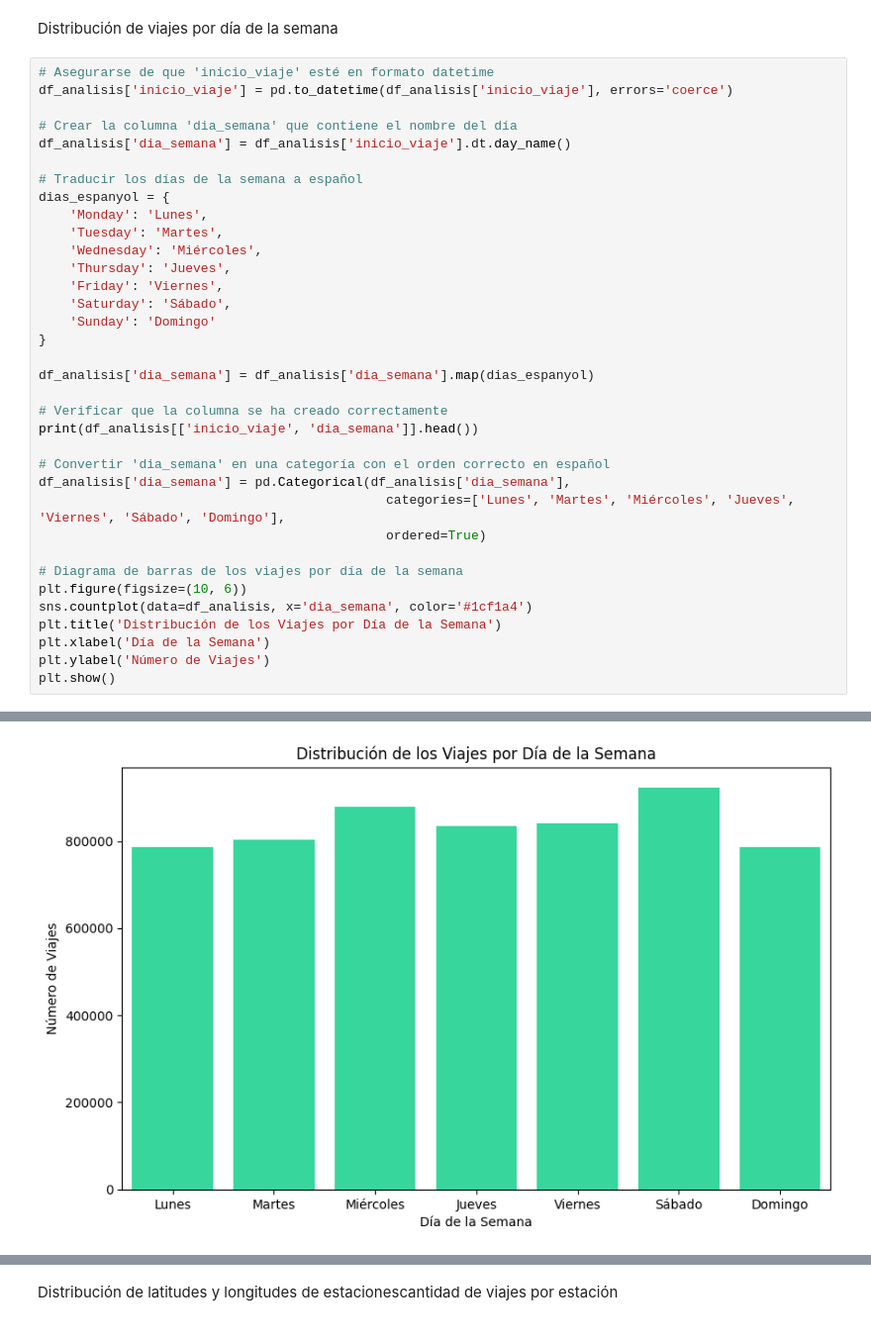
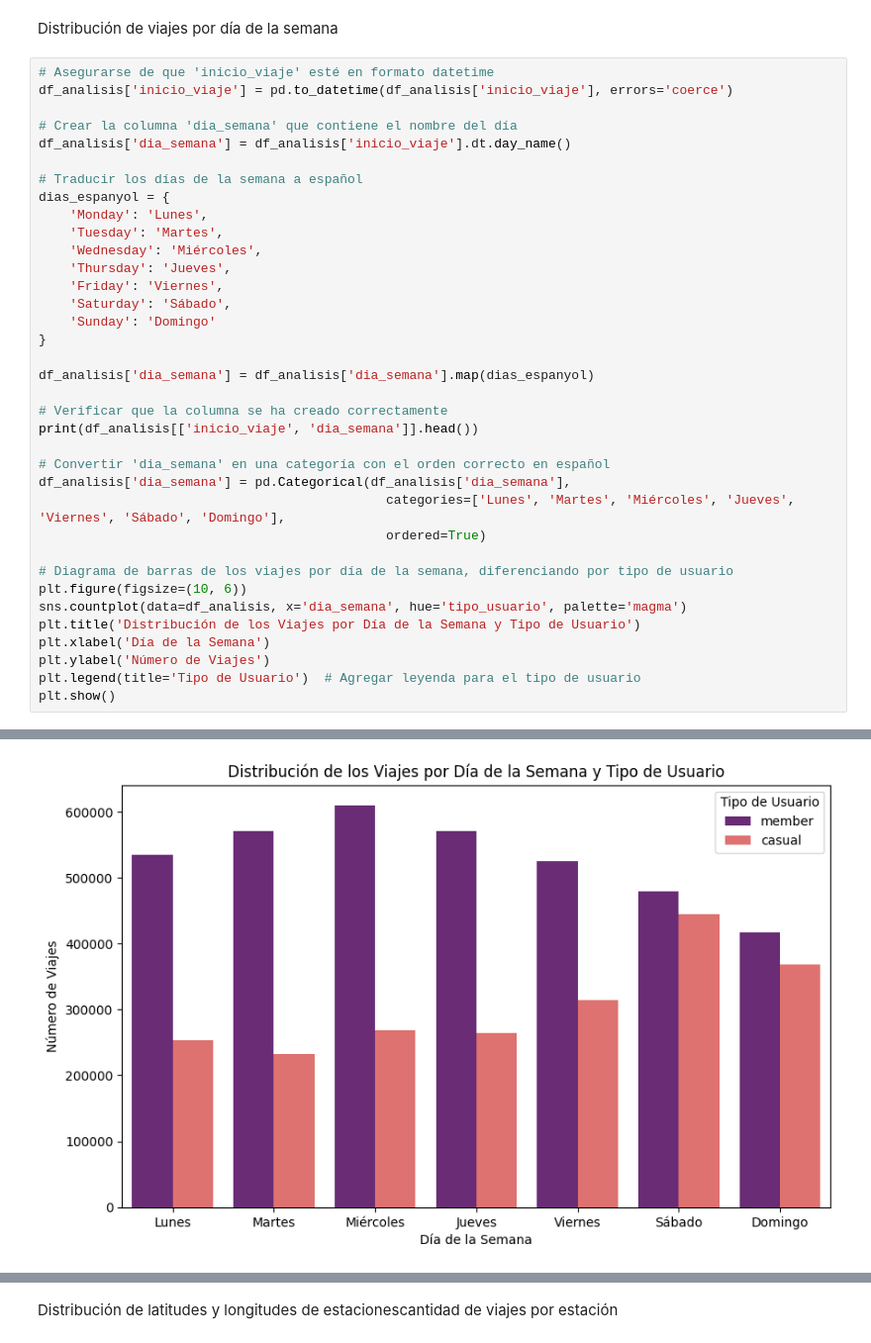
Before and after one commit to VivianaEVV/Caso-pr-ctico-Curso-An-lisis-de-Datos-de-Google-Specialization, a Jupyter notebook: Caso_Practico_Cyclistic.ipynb, the cells around one changed output, grey strips where cells are left out. Shown: that part at 99% size. Saved outputs shown, nothing was run; the diff lists cells and outputs as text.

```diff
--- a/Caso_Practico_Cyclistic.ipynb
+++ b/Caso_Practico_Cyclistic.ipynb
@@ -208,12 +207,13 @@ df_analisis['dia_semana'] = pd.Categorical(df_analisis['dia_semana'],
                                              categories=['Lunes', 'Martes', 'Miércoles', 'Jueves', 'Viernes', 'Sábado', 'Domingo'],
                                              ordered=True)
 
-# Diagrama de barras de los viajes por día de la semana
+# Diagrama de barras de los viajes por día de la semana, diferenciando por tipo de usuario
 plt.figure(figsize=(10, 6))
-sns.countplot(data=df_analisis, x='dia_semana', color='#1cf1a4')
-plt.title('Distribución de los Viajes por Día de la Semana')
+sns.countplot(data=df_analisis, x='dia_semana', hue='tipo_usuario', palette='magma')
+plt.title('Distribución de los Viajes por Día de la Semana y Tipo de Usuario')
 plt.xlabel('Día de la Semana')
 plt.ylabel('Número de Viajes')
+plt.legend(title='Tipo de Usuario')  # Agregar leyenda para el tipo de usuario
 plt.show()
 # %% [output]
          inicio_viaje dia_semana
@@ -225 +225 @@ plt.show()
-[figure, old version]
+[figure, new version]
```
Also changed, not shown: parts of 6 cells of this notebook.
